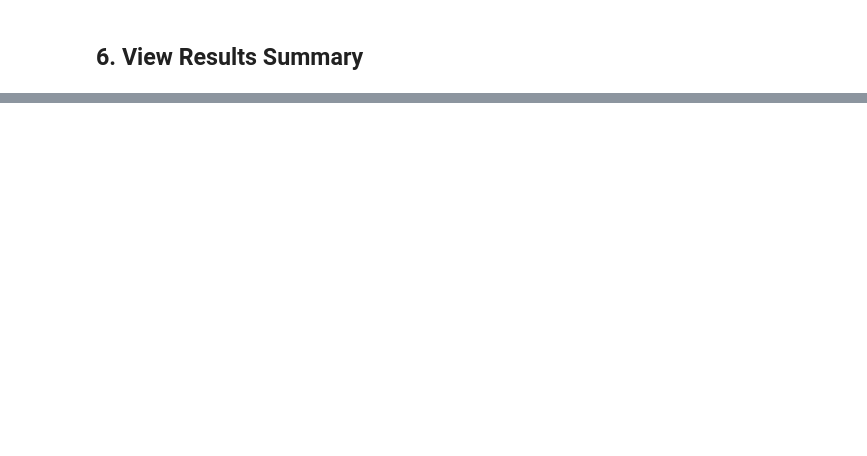
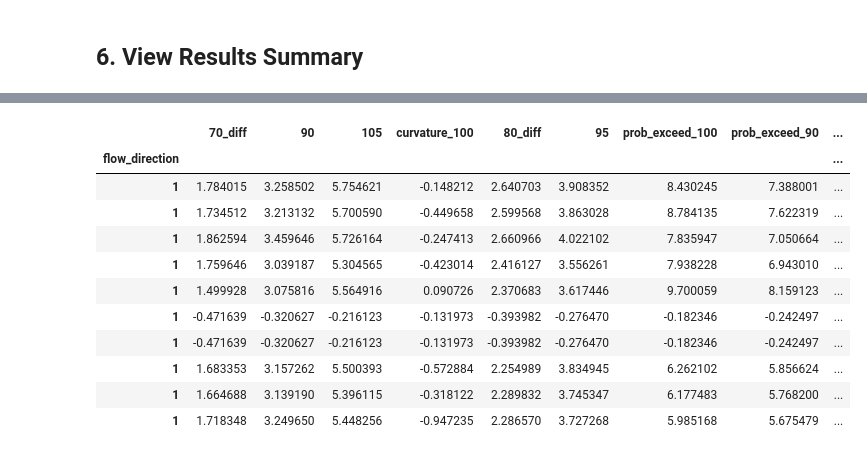
Before and after one commit to qhu-xyz/research-qianli-v2, a Jupyter notebook: notebook/param_search_result.ipynb, the cells around one changed output, grey strips where cells are left out. Drawn from its saved outputs; the diff is of its cells as text; code cells hidden in the pictures; blank space fills up the shorter version.

```diff
--- a/notebook/param_search_result.ipynb
+++ b/notebook/param_search_result.ipynb
@@ -194,0 +489,15 @@ max      0.373819    0.343743    0.412025  370.223772  2044.116309
+# %%
+results_per_outage[results_per_outage['market_month'] == '2025-11'].xs('316316', level='constraint_id')
+# %% [output]
+|  | 70_diff | 90 | 105 | curvature_100 | 80_diff | 95 | prob_exceed_100 | prob_exceed_90 | ... |
+| flow_direction |  |  |  |  |  |  |  |  | ... |
+| 1 | 1.784015 | 3.258502 | 5.754621 | -0.148212 | 2.640703 | 3.908352 | 8.430245 | 7.388001 | ... |
+| 1 | 1.734512 | 3.213132 | 5.700590 | -0.449658 | 2.599568 | 3.863028 | 8.784135 | 7.622319 | ... |
+| 1 | 1.862594 | 3.459646 | 5.726164 | -0.247413 | 2.660966 | 4.022102 | 7.835947 | 7.050664 | ... |
+| 1 | 1.759646 | 3.039187 | 5.304565 | -0.423014 | 2.416127 | 3.556261 | 7.938228 | 6.943010 | ... |
+| 1 | 1.499928 | 3.075816 | 5.564916 | 0.090726 | 2.370683 | 3.617446 | 9.700059 | 8.159123 | ... |
+| 1 | -0.471639 | -0.320627 | -0.216123 | -0.131973 | -0.393982 | -0.276470 | -0.182346 | -0.242497 | ... |
+| 1 | -0.471639 | -0.320627 | -0.216123 | -0.131973 | -0.393982 | -0.276470 | -0.182346 | -0.242497 | ... |
+| 1 | 1.683353 | 3.157262 | 5.500393 | -0.572884 | 2.254989 | 3.834945 | 6.262102 | 5.856624 | ... |
+| 1 | 1.664688 | 3.139190 | 5.396115 | -0.318122 | 2.289832 | 3.745347 | 6.177483 | 5.768200 | ... |
+| 1 | 1.718348 | 3.249650 | 5.448256 | -0.947235 | 2.286570 | 3.727268 | 5.985168 | 5.675479 | ... |
```
Also changed, not shown: parts of 25 cells of this notebook, 31 other files.
